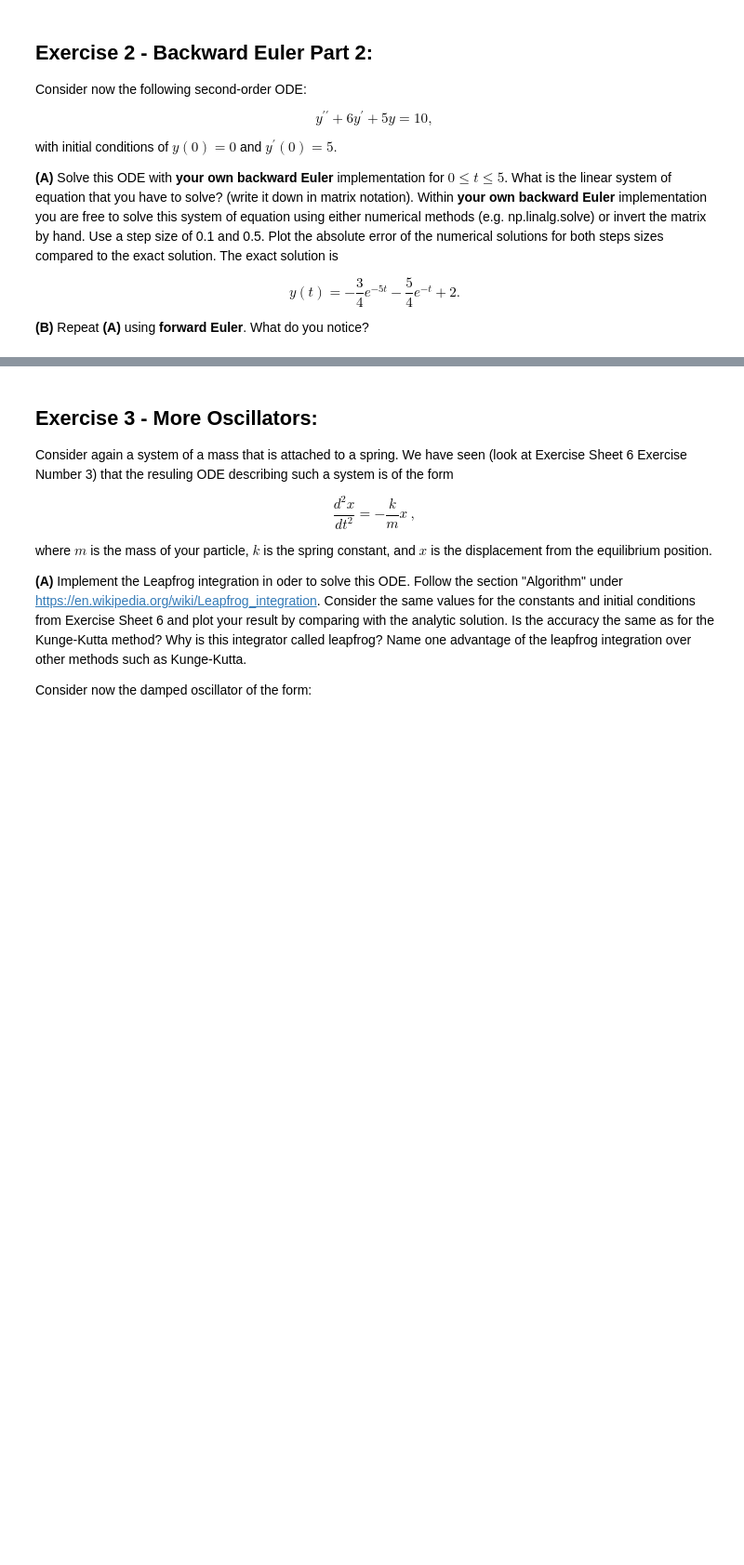
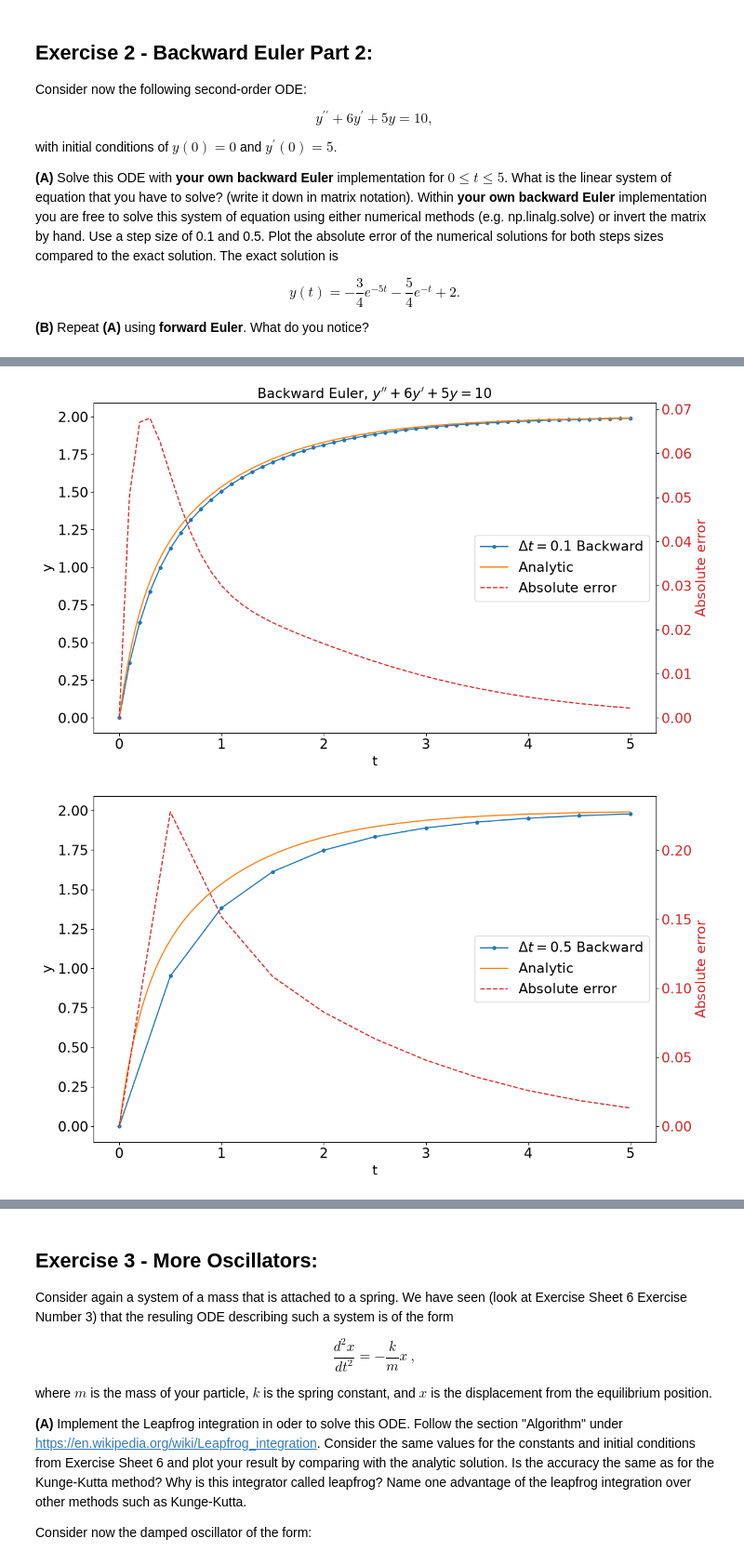
Before and after one commit to MarcusFri/NumAstro2026W_MarcusFrischherz_08225094, a Jupyter notebook: Exercise_Sheet_7.ipynb, the cells around one changed output, grey strips where cells are left out. Shown at 93% size. Saved outputs shown, nothing was run; the diff lists cells and outputs as text; code cells hidden in the pictures; blank space fills up the shorter version.

```diff
--- a/Exercise_Sheet_7.ipynb
+++ b/Exercise_Sheet_7.ipynb
@@ -162,0 +382,45 @@ $$ y(t) = -\frac{3}{4}e^{-5t} -\frac{5}{4}e^{-t} + 2. $$
+# %%
+def analytic(t):
+    return 2 - 5/4*np.exp(-t) - 3/4*np.exp(-5*t)
+
+start_time = 0
+end_time = 5
+
+ts = np.linspace(start_time, end_time, 500)
+Ns = analytic(ts)
+
+dts = [0.1, 0.5]
+
+for dt in dts:
+    t, y = backw_euler_2nd_order_ODE(6, 5, -10, start_time, end_time, 0, 5, dt)
+    error = np.abs(y - analytic(t))
+
+    fig, ax1 = plt.subplots()
+    ax2 = ax1.twinx()
+
+    # Numerische und analytische Lösung
+    ax1.plot(t, y, '-o', markersize=4,
+             label=fr'$\Delta t = {dt}$ Backward')
+    ax1.plot(ts, Ns, label='Analytic')
+
+    # Absolute Abweichung
+    ax2.plot(t, error, '--', color='tab:red',
+             label='Absolute error')
+
+    ax1.set_xlabel('t')
+    ax1.set_ylabel('y')
+    ax2.set_ylabel('Absolute error', color='tab:red')
+    ax2.tick_params(axis='y', labelcolor='tab:red')
+
+    # Gemeinsame Legende
+    lines = ax1.get_lines() + ax2.get_lines()
+    ax1.legend(lines, [line.get_label() for line in lines], loc='center right')
+
+    if dt == dts[0]:
+        ax1.set_title(r'Backward Euler, $y^{\prime\prime} + 6 y^{\prime} + 5y = 10$')
+
+    fig.tight_layout()
+    plt.show()
+# %% [output]
+[figure, added]
+[figure, added]
```
Also changed, not shown: parts of 22 cells of this notebook, 2 other files.
